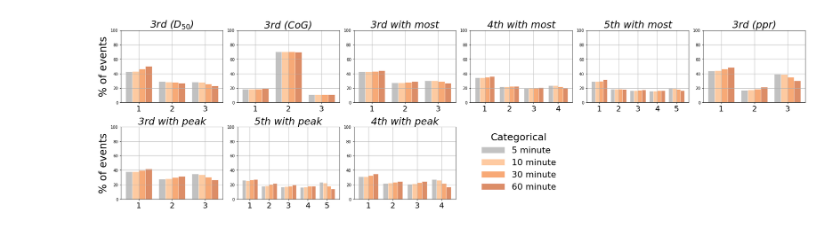
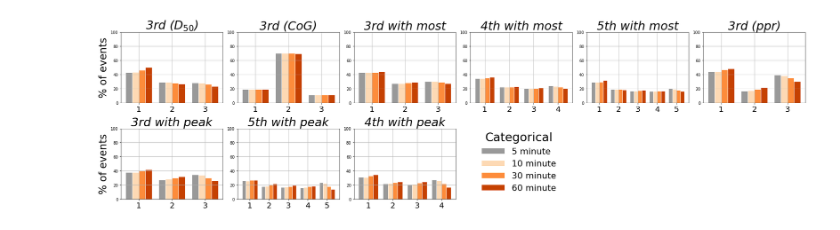
Before and after one commit to masher92/MetricEvaluation, a Jupyter notebook: CompareResolutions/ByMetricHistogram.ipynb, the cells around one changed output. Drawn from its saved outputs; the diff is of its cells as text; code cells hidden in the pictures.

```diff
--- a/CompareResolutions/ByMetricHistogram.ipynb
+++ b/CompareResolutions/ByMetricHistogram.ipynb
@@ -263,9 +113,9 @@ metric_type_df.fillna('Categorical', inplace=True)
 # %%
-resolutions = ['5m', '10m', '30m', '60m']
+resolutions = ['_5m', '_10m', '_30m', '_60m']
 
 log_x_metrics = ['m1', 'm1_wi', 'mean_intensity', 'max_intensity', 'time_kurtosis', 'time_to_peak', 'PCI',
                 'kurtosis', 'Mean Intensity HIZ', 'I30', 'std', 'peak_mean_ratio', 'Event Loading', 'relative_amp',
-                ]
+                'time_std']
 
 unique_metrics_main = df_other["metric"].unique()
 n_cols_main = 6
@@ -282,7 +132,7 @@ x_min, x_max, y_min, y_max = float('inf'), float('-inf'), float('inf'), float('-
 for i, this_metric in enumerate(unique_metrics_main):
     ax = axs_main[i]
     metric_data = df_other[df_other["metric"] == this_metric]
-    plot_histograms(ax, this_metric, metric_data, log_x_metrics, ['5m', '10m', '30m', '60m'])
+    plot_histograms(ax,transformed_minmax_scaled, this_metric, metric_data, log_x_metrics, type_color_map_1, resolutions)
 
     # Update global x/y limits
     x_vals = metric_data["rank_corr"]
@@ -296,7 +146,6 @@ for i, this_metric in enumerate(unique_metrics_main):
 for ax in axs_main[len(unique_metrics_main):]:
     ax.axis('off')
 
-
 for i, ax in enumerate(axs_main):
     if i % n_cols_main == 0:  # First column in each row
         ax.set_ylabel('Density', fontsize=23)
@@ -309,7 +158,7 @@ plt.show()
 
 fig_main.savefig("../Figures/histograms_main.png", dpi=300, facecolor='white')
 
-from matplotlib import gridspec
+label_resolutions=['5 minute', "10 minute", "30 minute", "60 minute"]
 # --- PLOT 2: Intermittency Figure ---
 if not df_intermittency.empty:
     unique_metrics_int = df_intermittency["metric"].unique()
@@ -325,9 +174,9 @@ if not df_intermittency.empty:
     for i, this_metric in enumerate(unique_metrics_int):
         ax = axs_int[i]
         metric_data = df_intermittency[df_intermittency["metric"] == this_metric]
-        plot_histograms(ax, this_metric, metric_data, log_x_metrics, resolutions)
+        plot_histograms(ax, transformed_minmax_scaled, this_metric, metric_data, log_x_metrics, type_color_map_1, resolutions)
 
-    legend_types = list(type_color_map.keys())
+    legend_types = list(type_color_map_2.keys())
     legend_axes_start = len(unique_metrics_int)  # first free subplot
 
     for i, metric_type in enumerate(legend_types):
@@ -335,11 +184,10 @@ if not df_intermittency.empty:
         if idx < len(axs_int):
             ax_legend = axs_int[idx]
             ax_legend.axis('off')
-            colors = type_color_map[metric_type]
-            patches = [Patch(facecolor=colors[j], label=label_resolutions[j], alpha=0.4) for j in range(len(resolutions))]
+            colors = type_color_map_1[metric_type]
+            patches = [Patch(facecolor=colors[j], label=label_resolutions[j], alpha=0.6) for j in range(len(resolutions))]
             ax_legend.legend(handles=patches, title=metric_type, loc='center', frameon=False, ncol=1, handlelength=2,
                              fontsize=25, title_fontsize =30)
-
 
     for i, ax in enumerate(axs_int):
         if i % n_cols_int == 0:  # First column in each row
@@ -362,61 +212,4 @@ if not df_intermittency.empty:
 # %%
-# --- your existing defs: ---
-resolutions = ["5m", "10m", "30m", "60m"]
-
-# type_color_map as you already have it:
-# each entry is a list of len(resolutions) RGB tuples
-# e.g. type_color_map['Categorical'][0] = color for 5m, [1] = for 10m, etc.
-
-# --- the plotting function ---
-def plot_grouped_categorical(ax, metric, df, metric_type_df, type_color_map):
-    # 1. build normalized counts per category per resolution
-    vc = {
-        res: df[f"{metric}_{res}"].value_counts(normalize=True)
-        for res in resolutions
-    }
-    vc_df = pd.DataFrame(vc).fillna(0)        # index = category values
-    vc_df = vc_df.sort_index()               # ensure logical order of categories
-    categories = vc_df.index.tolist()
-
-    # Adjust x-axis labels if numeric categories (0-indexed integers)
-    categories = range(0,len(categories))
-    x_labels = categories  # use original labels if not numeric
-    x_labels = [str(int(cat) + 1) for cat in categories]
-
-    # 2. bar positions
-    x = np.arange(len(categories))
-    n = len(resolutions)
-    total_width = 0.8
-    width = total_width / n
-
-    # 3. fetch colors for this metric’s type
-    palette = type_color_map['Categorical']
-
-    # 4. draw each resolution’s bars (convert to percentage)
-    for i, res in enumerate(resolutions):
-        heights = vc_df[res].values * 100  # convert to percent
-        offset = (i - (n-1)/2) * width
-        ax.bar(
-            x + offset,
-            heights,
-            width=width,
-            label=res,
-            color=palette[i],
-            edgecolor='white',
-            alpha=0.6
-        )
-
-    # 5. formatting
-    ax.set_xticks(x)
-    ax.set_xticklabels(x_labels, rotation=0, fontsize=20)
-    ax.set_ylim(0, 100)
-    ax.set_ylabel("% of events", fontsize=20)
-    title = name_mapping[metric]
-    ax.set_title(title, fontsize=25,fontstyle="italic")
-#     ax.grid(axis='y', linestyle=':', alpha=0.6)
-    ax.grid(True)
-
-
 # --- now make your grid of small multiples ---
 unique_metrics =df_categorical['metric'].unique().tolist()
 n_cols = 6
@@ -429,44 +222,38 @@ for i, metric in enumerate(unique_metrics):
         axs[i],
         metric,
         transformed_minmax_scaled,
-        metric_type_df,
-        type_color_map
-    )
+        type_color_map_2, resolutions)
 
 # turn off any unused axes
 for ax in axs[len(unique_metrics):]:
     ax.axis('off')
 
 for i, ax in enumerate(axs):
     if i % n_cols == 0:  # First column in each row
         ax.set_ylabel('% of events', fontsize=26)
     else:
         ax.set_ylabel('')
 
 # Create custom legend handles using the palette
-palette = type_color_map['Categorical']
-legend_handles = [
-    Patch(facecolor=palette[i], edgecolor='white', label=res, alpha=0.6)
-    for i, res in enumerate(resolutions)
-]
+palette = type_color_map_1['Categorical']
+legend_handles = [Patch(facecolor=palette[i], edgecolor='white', label=res, alpha=1)
+    for i, res in enumerate(resolutions)]
 
-fig.legend(
-    handles=legend_handles,
+fig.legend(handles=legend_handles,
     labels=label_resolutions,
     title="Categorical",
      frameon=False,
-    title_fontsize=25,    # larger title
+    title_fontsize=30,    # larger title
     fontsize=22,          # larger labels
     bbox_to_anchor=(0.53, 0.26),
     loc='center left',
     labelspacing=0.5,     # space between labels
     handlelength=2.7,     # length of color boxes
-    handletextpad=0.8     # space between box and text
-)
+    handletextpad=0.8)
 
 # fig.suptitle("../Figures/Categorical metrics", fontsize=25)
 plt.tight_layout()
 plt.show()
 fig.savefig("../Figures/grouped_categorical_metrics.png", dpi=300, facecolor='white')
 # %% [output]
-[figure, old version]
+[figure, new version]
```
Also changed, not shown: parts of 13 cells of this notebook, 25 other files.
